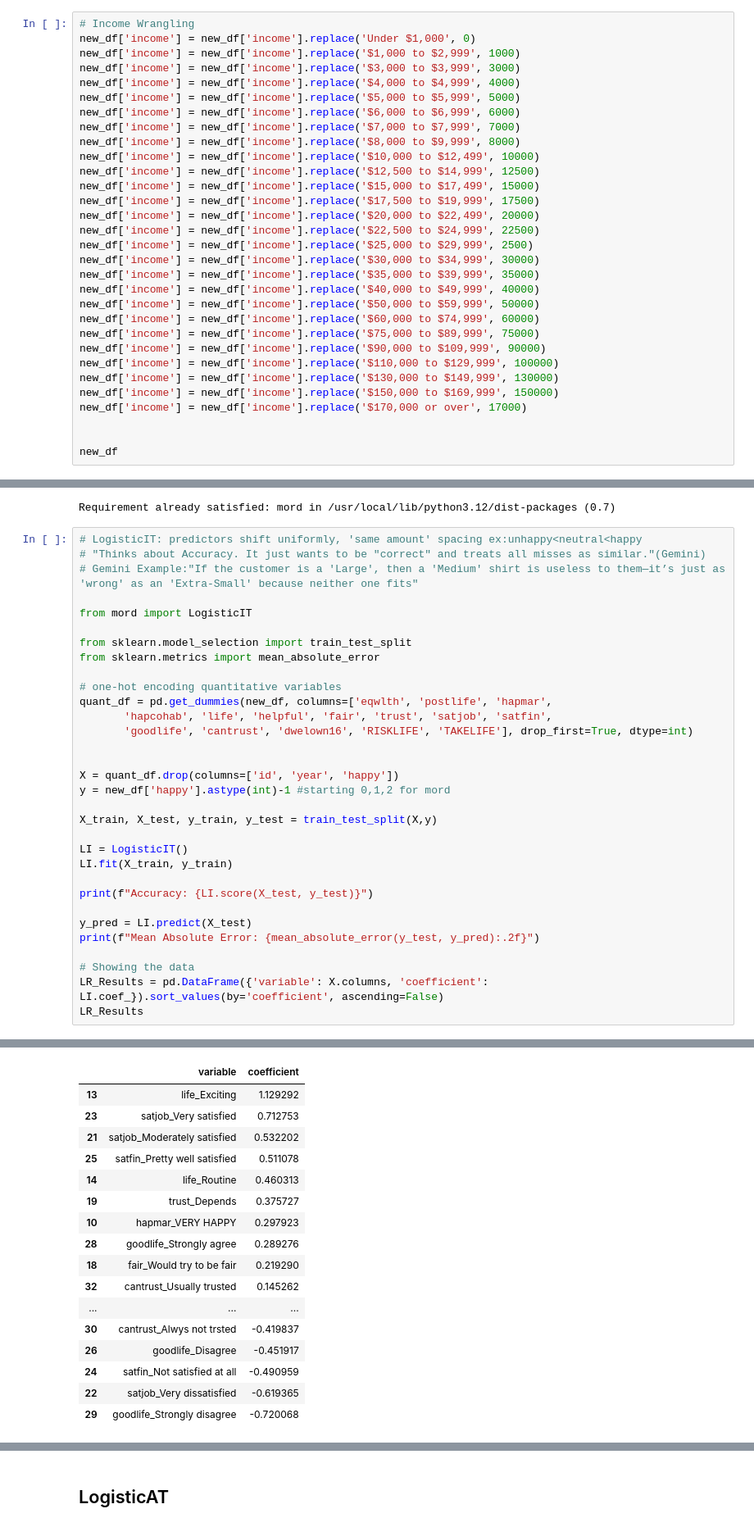
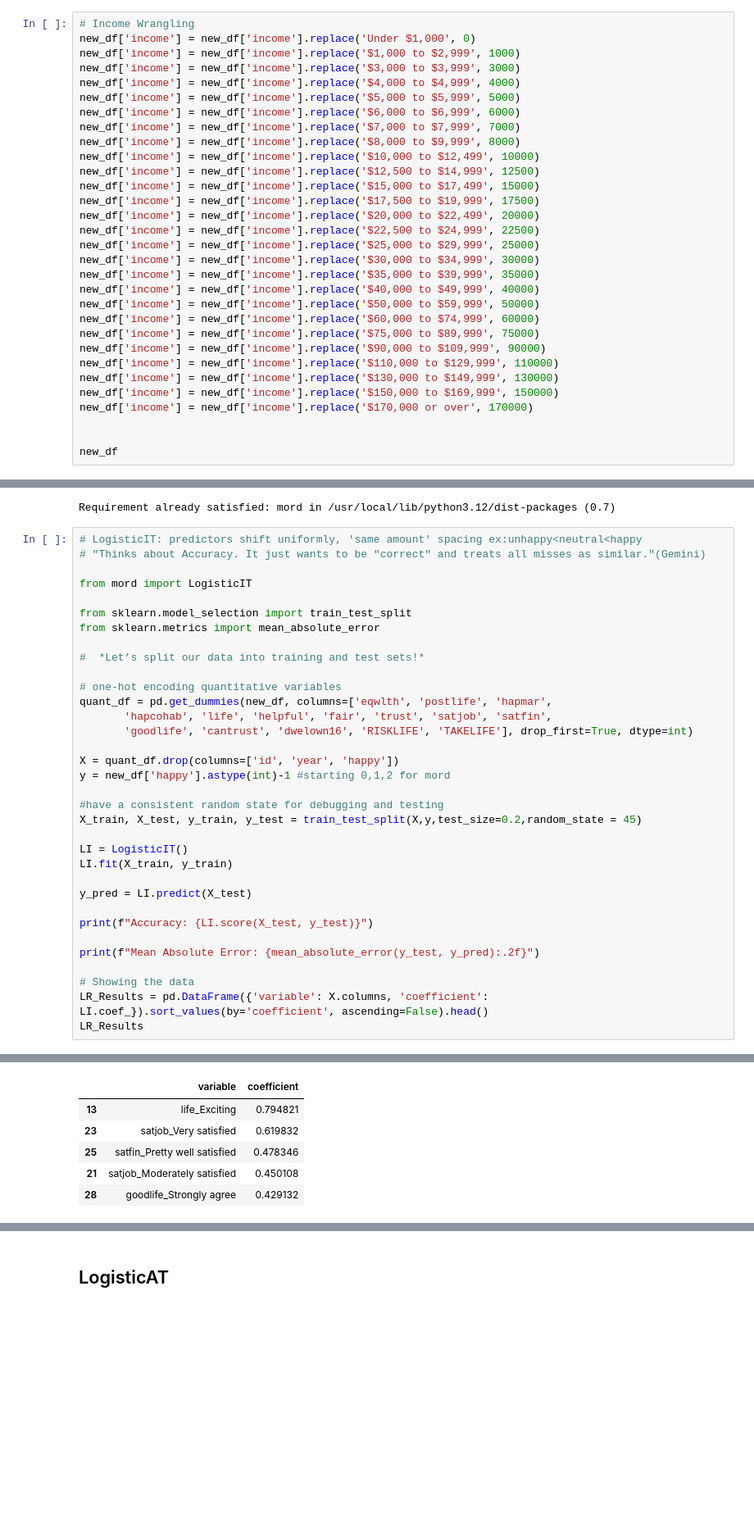
Before and after one commit to compsciewjen/Project-1010, a Jupyter notebook: Happiness_Project.ipynb, the cells around one changed output, grey strips where cells are left out. Shown at 82% size. Drawn from its saved outputs; the diff is of its cells as text; blank space fills up the shorter version.

```diff
--- a/Happiness_Project.ipynb
+++ b/Happiness_Project.ipynb
@@ -265,7 +263,7 @@ new_df['income'] = new_df['income'].replace('$15,000 to $17,499', 15000)
 new_df['income'] = new_df['income'].replace('$17,500 to $19,999', 17500)
 new_df['income'] = new_df['income'].replace('$20,000 to $22,499', 20000)
 new_df['income'] = new_df['income'].replace('$22,500 to $24,999', 22500)
-new_df['income'] = new_df['income'].replace('$25,000 to $29,999', 2500)
+new_df['income'] = new_df['income'].replace('$25,000 to $29,999', 25000)
 new_df['income'] = new_df['income'].replace('$30,000 to $34,999', 30000)
 new_df['income'] = new_df['income'].replace('$35,000 to $39,999', 35000)
 new_df['income'] = new_df['income'].replace('$40,000 to $49,999', 40000)
@@ -273,10 +271,10 @@ new_df['income'] = new_df['income'].replace('$50,000 to $59,999', 50000)
 new_df['income'] = new_df['income'].replace('$60,000 to $74,999', 60000)
 new_df['income'] = new_df['income'].replace('$75,000 to $89,999', 75000)
 new_df['income'] = new_df['income'].replace('$90,000 to $109,999', 90000)
-new_df['income'] = new_df['income'].replace('$110,000 to $129,999', 100000)
+new_df['income'] = new_df['income'].replace('$110,000 to $129,999', 110000)
 new_df['income'] = new_df['income'].replace('$130,000 to $149,999', 130000)
 new_df['income'] = new_df['income'].replace('$150,000 to $169,999', 150000)
-new_df['income'] = new_df['income'].replace('$170,000 or over', 17000)
+new_df['income'] = new_df['income'].replace('$170,000 or over', 170000)
 
 
 new_df
@@ -408,33 +429,35 @@ Requirement already satisfied: mord in /usr/local/lib/python3.12/dist-packages (
 # %%
 # LogisticIT: predictors shift uniformly, 'same amount' spacing ex:unhappy<neutral<happy
 # "Thinks about Accuracy. It just wants to be "correct" and treats all misses as similar."(Gemini)
-# Gemini Example:"If the customer is a 'Large', then a 'Medium' shirt is useless to them—it’s just as 'wrong' as an 'Extra-Small' because neither one fits"
 
 from mord import LogisticIT
 
 from sklearn.model_selection import train_test_split
 from sklearn.metrics import mean_absolute_error
 
+#  *Let’s split our data into training and test sets!*
+
 # one-hot encoding quantitative variables
 quant_df = pd.get_dummies(new_df, columns=['eqwlth', 'postlife', 'hapmar',
        'hapcohab', 'life', 'helpful', 'fair', 'trust', 'satjob', 'satfin',
        'goodlife', 'cantrust', 'dwelown16', 'RISKLIFE', 'TAKELIFE'], drop_first=True, dtype=int)
 
-
 X = quant_df.drop(columns=['id', 'year', 'happy'])
 y = new_df['happy'].astype(int)-1 #starting 0,1,2 for mord
 
-X_train, X_test, y_train, y_test = train_test_split(X,y)
+#have a consistent random state for debugging and testing
+X_train, X_test, y_train, y_test = train_test_split(X,y,test_size=0.2,random_state = 45)
 
 LI = LogisticIT()
 LI.fit(X_train, y_train)
 
+y_pred = LI.predict(X_test)
+
 print(f"Accuracy: {LI.score(X_test, y_test)}")
 
-y_pred = LI.predict(X_test)
 print(f"Mean Absolute Error: {mean_absolute_error(y_test, y_pred):.2f}")
 
 # Showing the data
-LR_Results = pd.DataFrame({'variable': X.columns, 'coefficient': LI.coef_}).sort_values(by='coefficient', ascending=False)
+LR_Results = pd.DataFrame({'variable': X.columns, 'coefficient': LI.coef_}).sort_values(by='coefficient', ascending=False).head()
 LR_Results
 # %% [output]
@@ -443,17 +466,6 @@ Mean Absolute Error: 0.44
 |  | variable | coefficient |
-| 13 | life_Exciting | 1.129292 |
-| 23 | satjob_Very satisfied | 0.712753 |
-| 21 | satjob_Moderately satisfied | 0.532202 |
-| 25 | satfin_Pretty well satisfied | 0.511078 |
-| 14 | life_Routine | 0.460313 |
-| 19 | trust_Depends | 0.375727 |
-| 10 | hapmar_VERY HAPPY | 0.297923 |
-| 28 | goodlife_Strongly agree | 0.289276 |
-| 18 | fair_Would try to be fair | 0.219290 |
-| 32 | cantrust_Usually trusted | 0.145262 |
-| ... | ... | ... |
-| 30 | cantrust_Alwys not trsted | -0.419837 |
-| 26 | goodlife_Disagree | -0.451917 |
-| 24 | satfin_Not satisfied at all | -0.490959 |
-| 22 | satjob_Very dissatisfied | -0.619365 |
-| 29 | goodlife_Strongly disagree | -0.720068 |
+| 13 | life_Exciting | 0.794821 |
+| 23 | satjob_Very satisfied | 0.619832 |
+| 25 | satfin_Pretty well satisfied | 0.478346 |
+| 21 | satjob_Moderately satisfied | 0.450108 |
+| 28 | goodlife_Strongly agree | 0.429132 |
```
Also changed, not shown: parts of 52 cells of this notebook.
